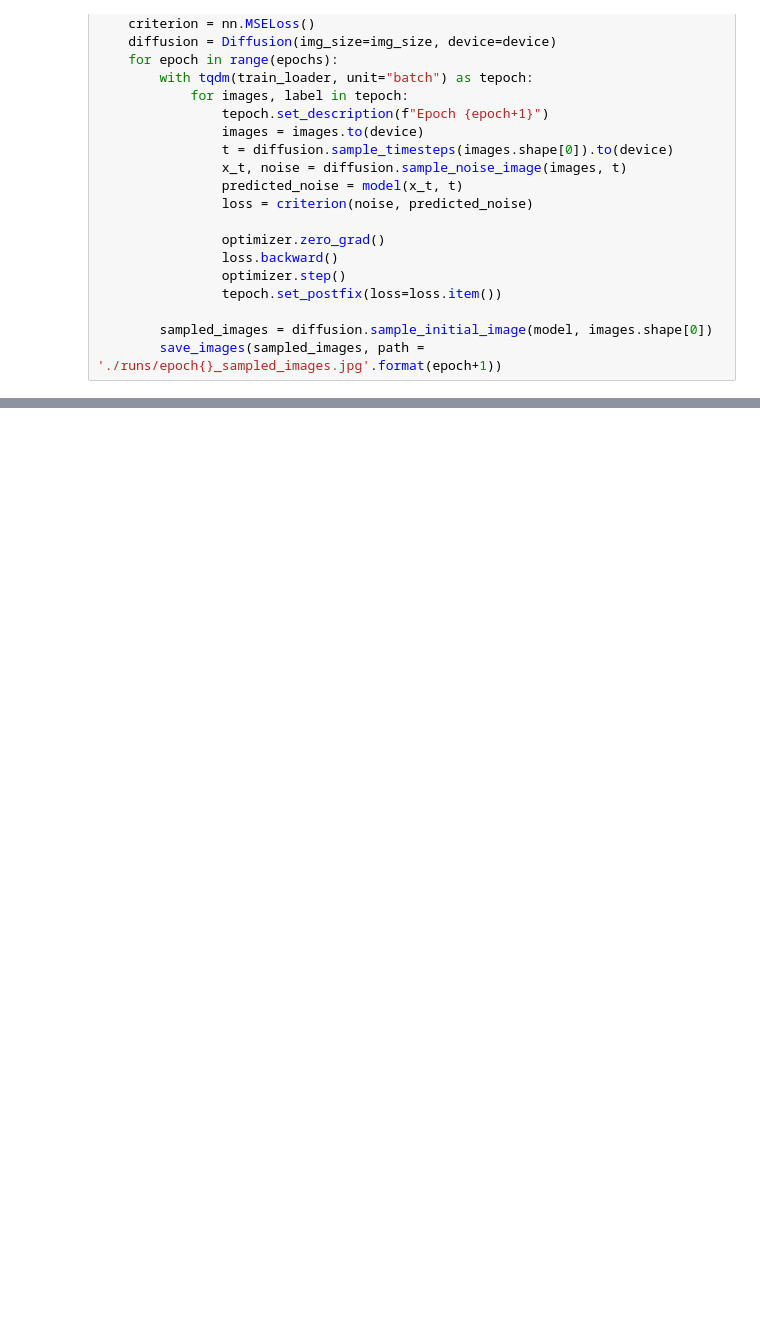
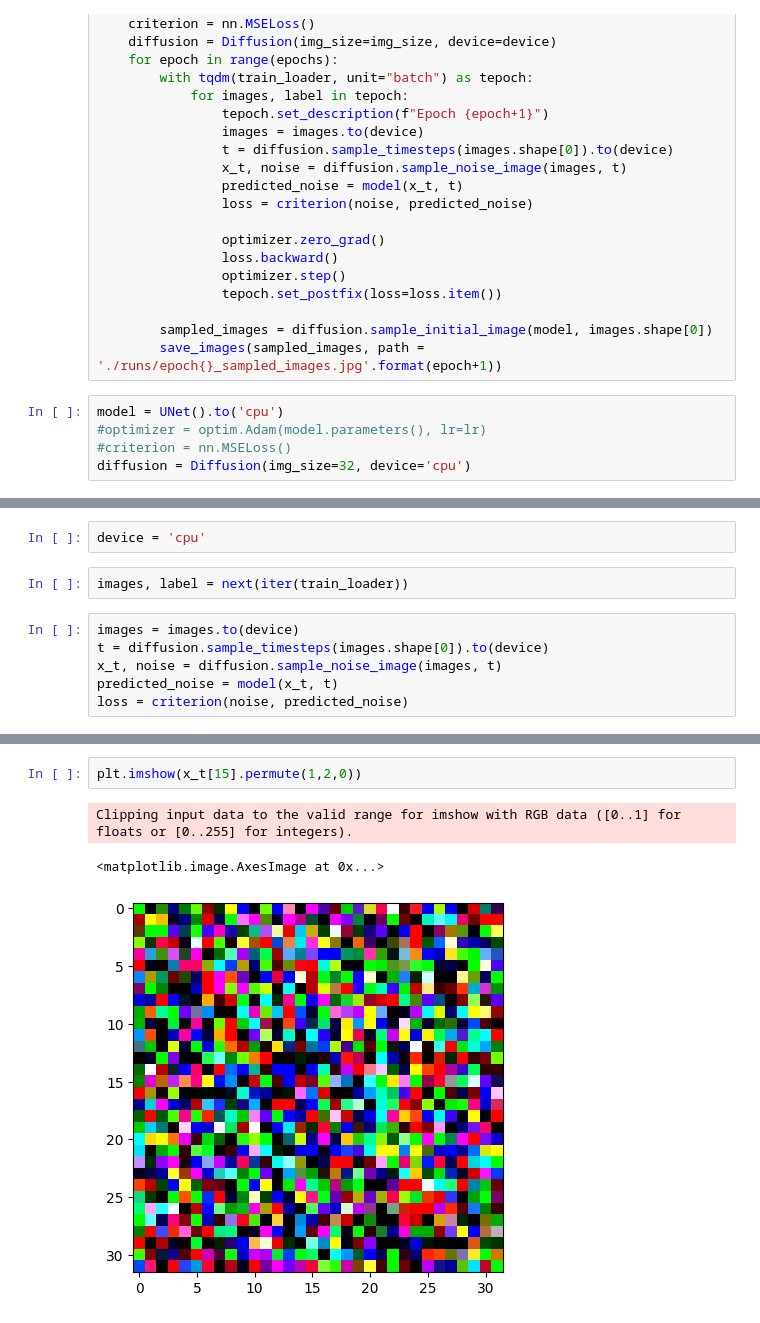
Before and after one commit to lazyCodes7/generative-models, a Jupyter notebook: Example.ipynb, the cells around one changed output, grey strips where cells are left out. Saved outputs shown, nothing was run; the diff lists cells and outputs as text; blank space fills up the shorter version.

```diff
--- a/Example.ipynb
+++ b/Example.ipynb
@@ -61,3 +61,8 @@ def train(
 
         sampled_images = diffusion.sample_initial_image(model, images.shape[0])
         save_images(sampled_images, path = './runs/epoch{}_sampled_images.jpg'.format(epoch+1))
+# %%
+model = UNet().to('cpu')
+#optimizer = optim.Adam(model.parameters(), lr=lr)
+#criterion = nn.MSELoss()
+diffusion = Diffusion(img_size=32, device='cpu')
@@ -63,0 +71,10 @@ def train(
+# %%
+device = 'cpu'
+# %%
+images, label = next(iter(train_loader))
+# %%
+images = images.to(device)
+t = diffusion.sample_timesteps(images.shape[0]).to(device)
+x_t, noise = diffusion.sample_noise_image(images, t)
+predicted_noise = model(x_t, t)
+loss = criterion(noise, predicted_noise)
@@ -63,0 +175,6 @@ def train(
+# %%
+plt.imshow(x_t[15].permute(1,2,0))
+# %% [output]
+Clipping input data to the valid range for imshow with RGB data ([0..1] for floats or [0..255] for integers).
+<matplotlib.image.AxesImage at 0x...>
+[figure, added]
```
Also changed, not shown: parts of 14 cells of this notebook, 1 other file.
